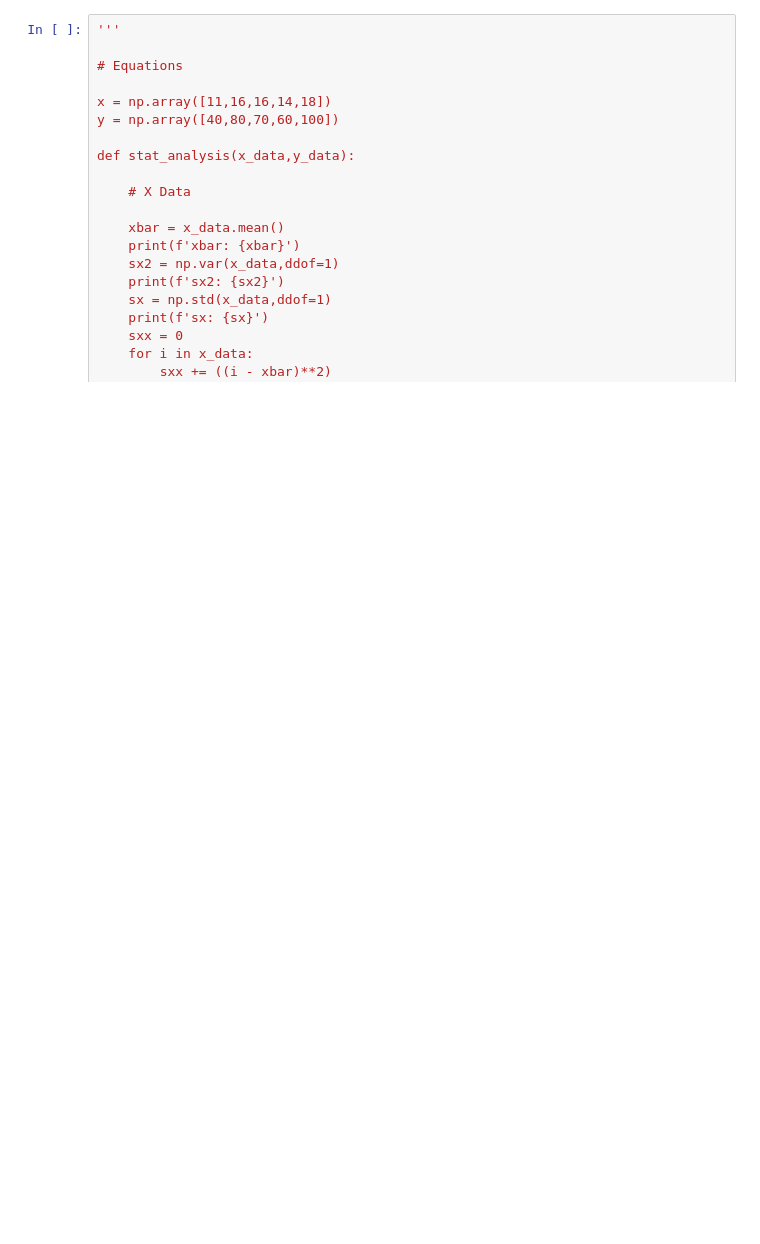
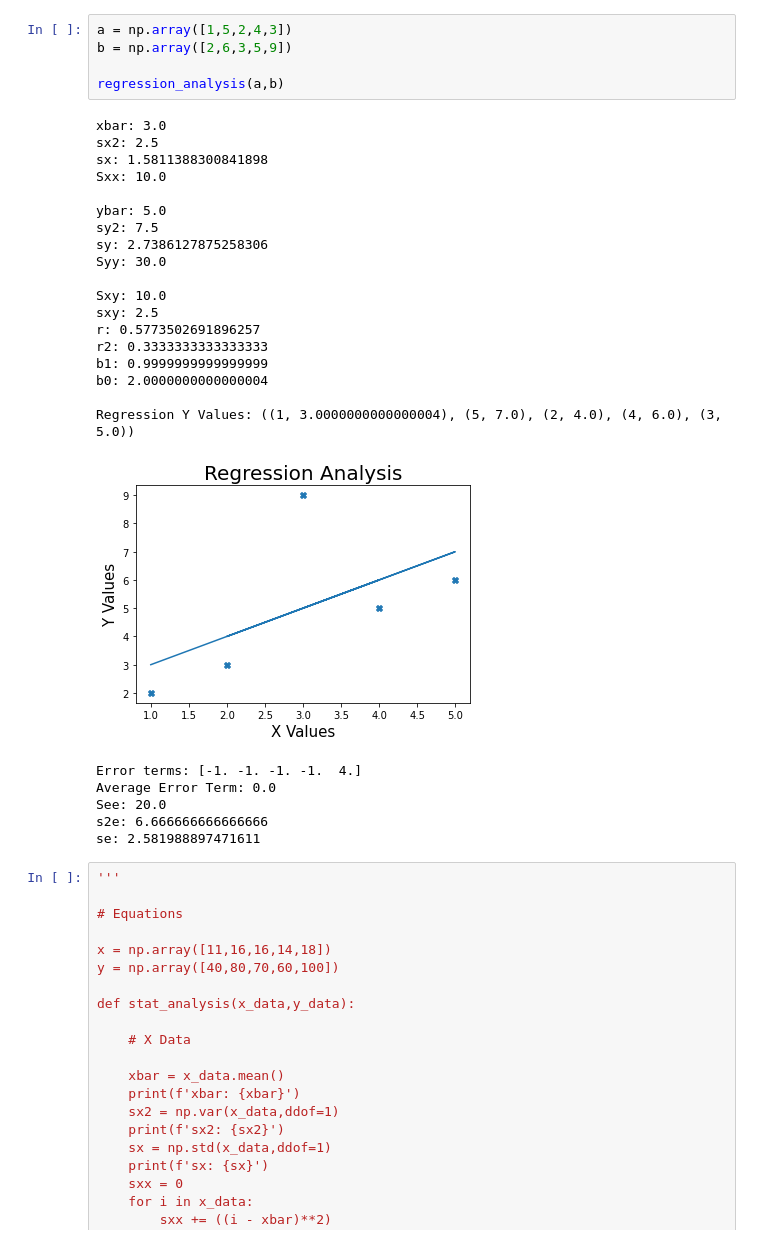
Before and after one commit to nicholasoxenden/Data_Project, a Jupyter notebook: Homework_20_378.ipynb, the cells around one changed output. Cells and saved outputs as stored; diff of their text form; blank space fills up the shorter version.

```diff
--- a/Homework_20_378.ipynb
+++ b/Homework_20_378.ipynb
@@ -142,3 +176,33 @@ se: 6.074928962939562
+# %%
+a = np.array([1,5,2,4,3])
+b = np.array([2,6,3,5,9])
+
+regression_analysis(a,b)
+# %% [output]
+xbar: 3.0
+sx2: 2.5
+sx: 1.5811388300841898
+Sxx: 10.0
+
+ybar: 5.0
+sy2: 7.5
+sy: 2.7386127875258306
+Syy: 30.0
+
+Sxy: 10.0
+sxy: 2.5
+r: 0.5773502691896257
+r2: 0.3333333333333333
+b1: 0.9999999999999999
+b0: 2.0000000000000004
+
+Regression Y Values: ((1, 3.0000000000000004), (5, 7.0), (2, 4.0), (4, 6.0), (3, 5.0))
+[figure, added]
+Error terms: [-1. -1. -1. -1.  4.]
+Average Error Term: 0.0
+See: 20.0
+s2e: 6.666666666666666
+se: 2.581988897471611
 # %%
 '''
 
```
Also changed, not shown: parts of 4 cells of this notebook.
